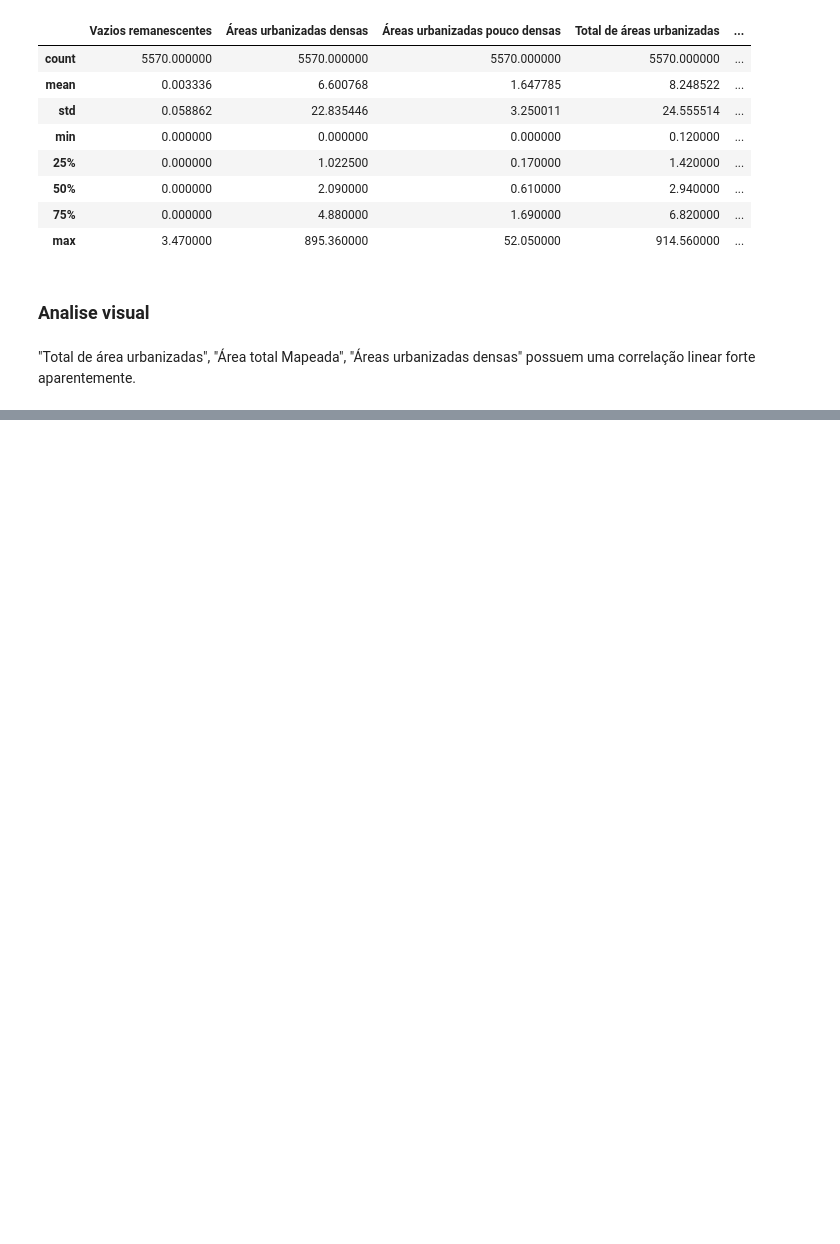
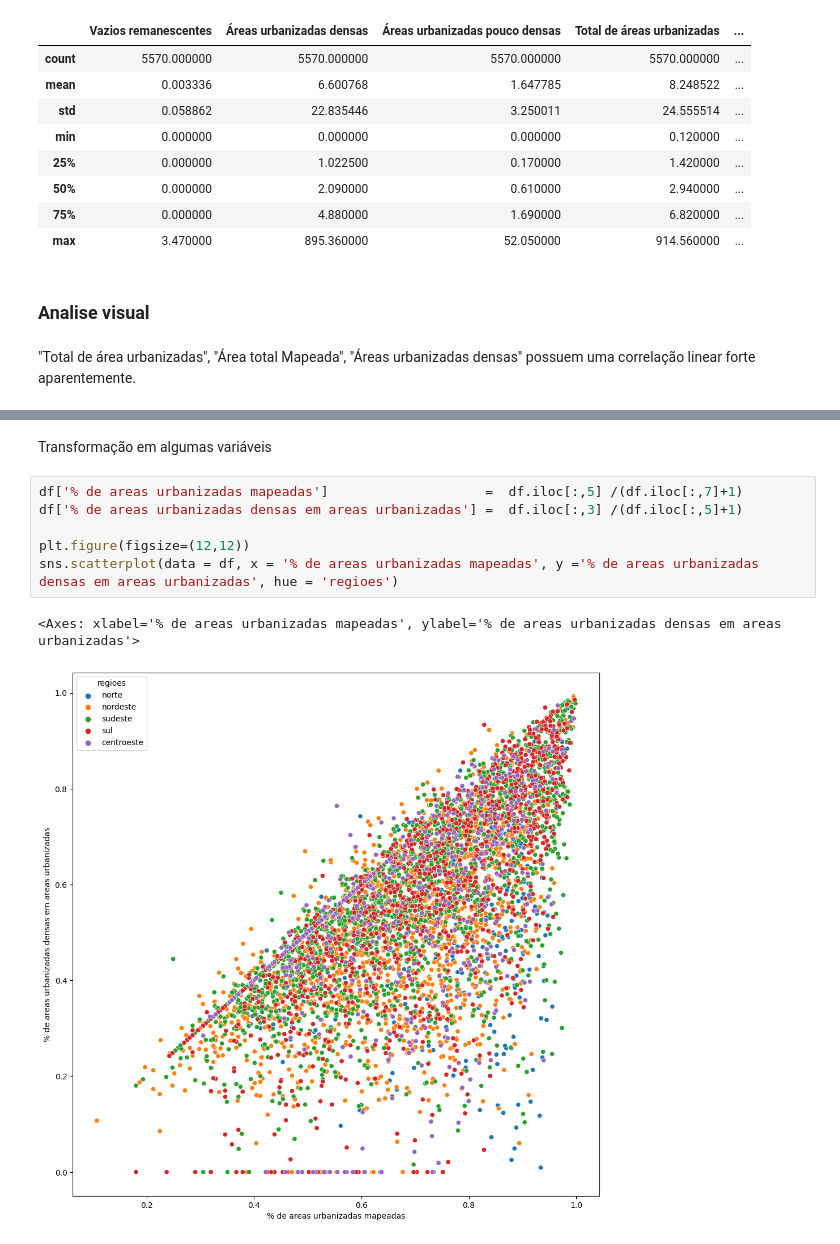
Before and after one commit to leoferro/Clusteriza-o_cidades, a Jupyter notebook: Clusterização_de_cidades.ipynb, the cells around one changed output, grey strips where cells are left out. Saved outputs shown, nothing was run; the diff lists cells and outputs as text; blank space fills up the shorter version.

```diff
--- a/Clusterização_de_cidades.ipynb
+++ b/Clusterização_de_cidades.ipynb
@@ -128,0 +161,11 @@ g.map_diag(sns.histplot, bins = 20)
+# %% [markdown]
+Transformação em algumas variáveis
+# %%
+df['% de areas urbanizadas mapeadas']                    =  df.iloc[:,5] /(df.iloc[:,7]+1)
+df['% de areas urbanizadas densas em areas urbanizadas'] =  df.iloc[:,3] /(df.iloc[:,5]+1)
+
+plt.figure(figsize=(12,12))
+sns.scatterplot(data = df, x = '% de areas urbanizadas mapeadas', y ='% de areas urbanizadas densas em areas urbanizadas', hue = 'regioes')
+# %% [output]
+<Axes: xlabel='% de areas urbanizadas mapeadas', ylabel='% de areas urbanizadas densas em areas urbanizadas'>
+[figure, added]
```
Also changed, not shown: parts of 9 cells of this notebook.
